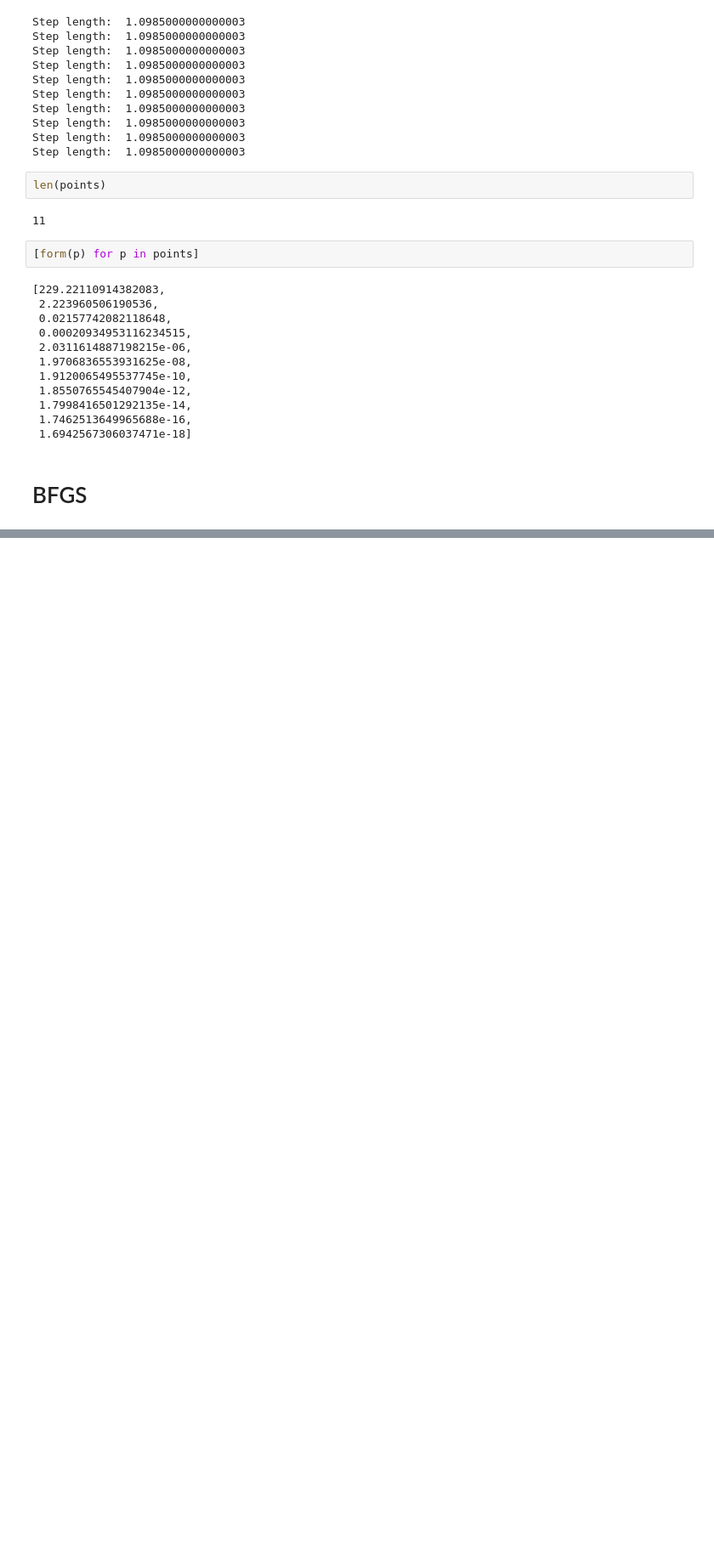
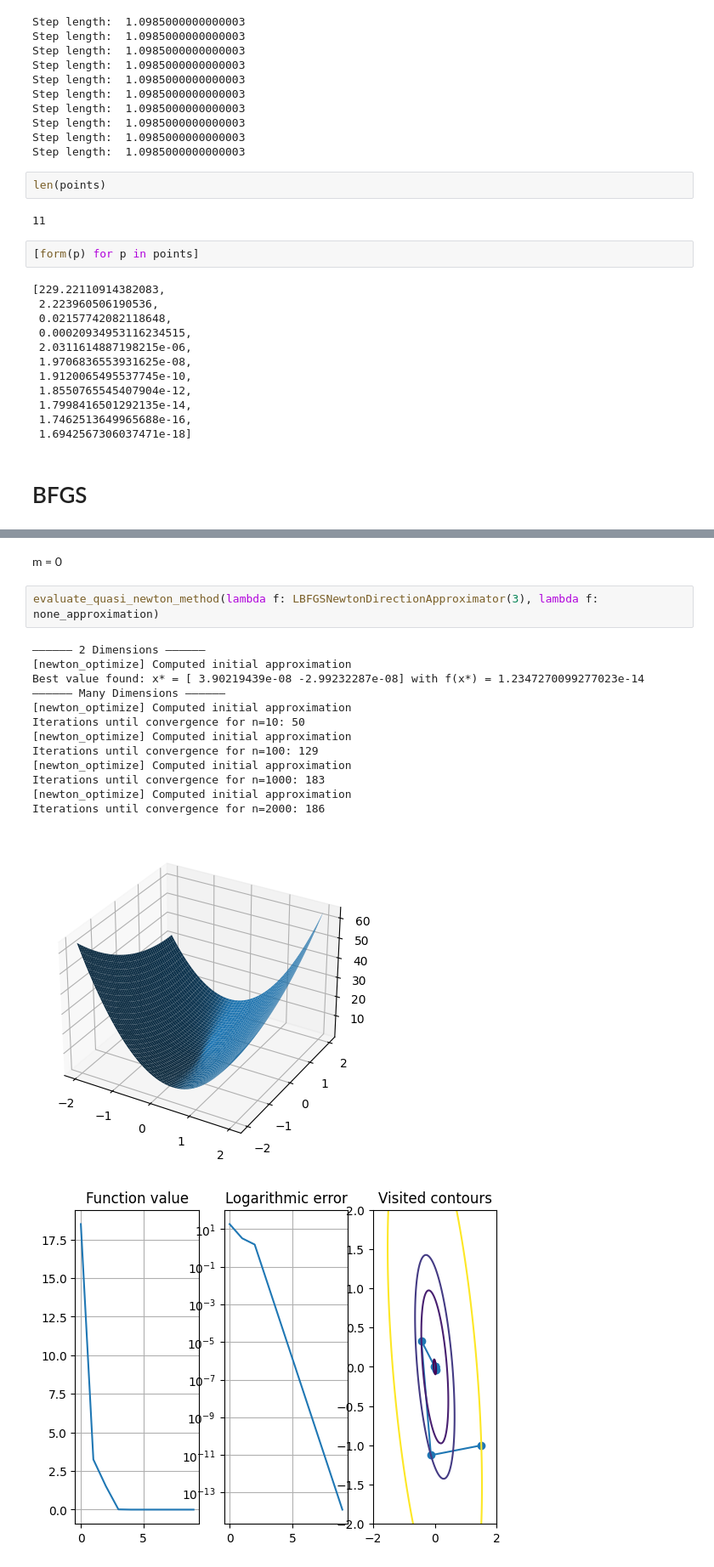
Before and after one commit to spanish-inquisition-optimization/HighOrderOptimization, a Jupyter notebook: part_1.ipynb, the cells around one changed output, grey strips where cells are left out. Shown at 85% size. Cells and saved outputs as stored; diff of their text form; blank space fills up the shorter version.

```diff
--- a/part_1.ipynb
+++ b/part_1.ipynb
@@ -141,0 +183,19 @@ Best value found: x* = [-9.53545419e-09  8.52754320e-08] with f(x*) = 1.22004875
+# %% [markdown]
+m = 0
+# %%
+evaluate_quasi_newton_method(lambda f: LBFGSNewtonDirectionApproximator(3), lambda f: none_approximation)
+# %% [output]
+—————— 2 Dimensions ——————
+[newton_optimize] Computed initial approximation
+Best value found: x* = [ 3.90219439e-08 -2.99232287e-08] with f(x*) = 1.2347270099277023e-14
+—————— Many Dimensions ——————
+[newton_optimize] Computed initial approximation
+Iterations until convergence for n=10: 50
+[newton_optimize] Computed initial approximation
+Iterations until convergence for n=100: 129
+[newton_optimize] Computed initial approximation
+Iterations until convergence for n=1000: 183
+[newton_optimize] Computed initial approximation
+Iterations until convergence for n=2000: 186
+[figure, added]
+[figure, added]
```
Also changed, not shown: parts of 12 cells of this notebook, 2 other files.
